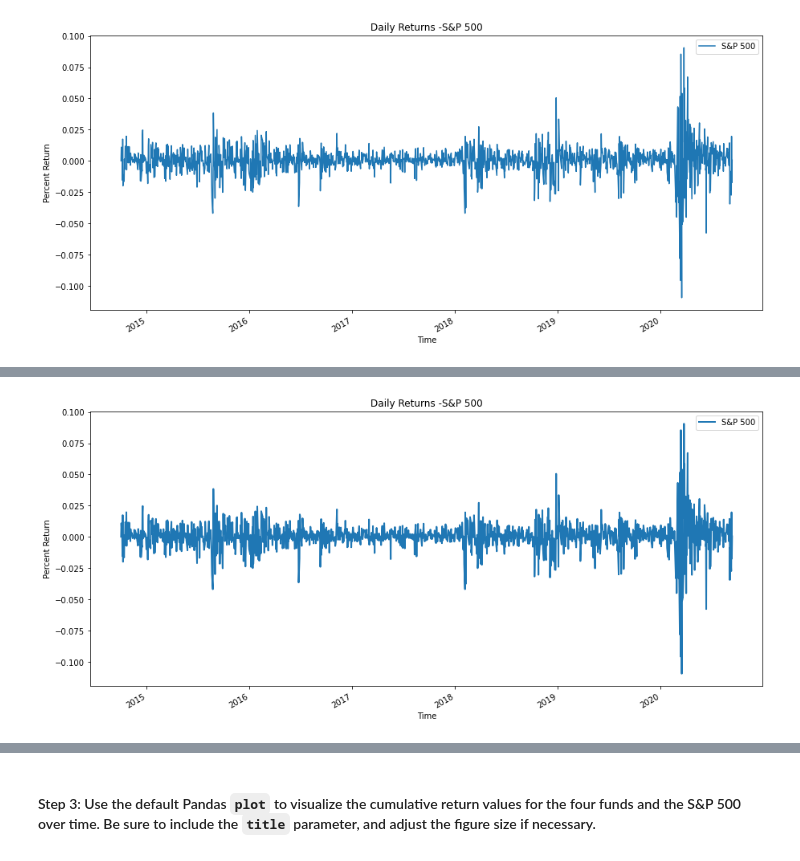
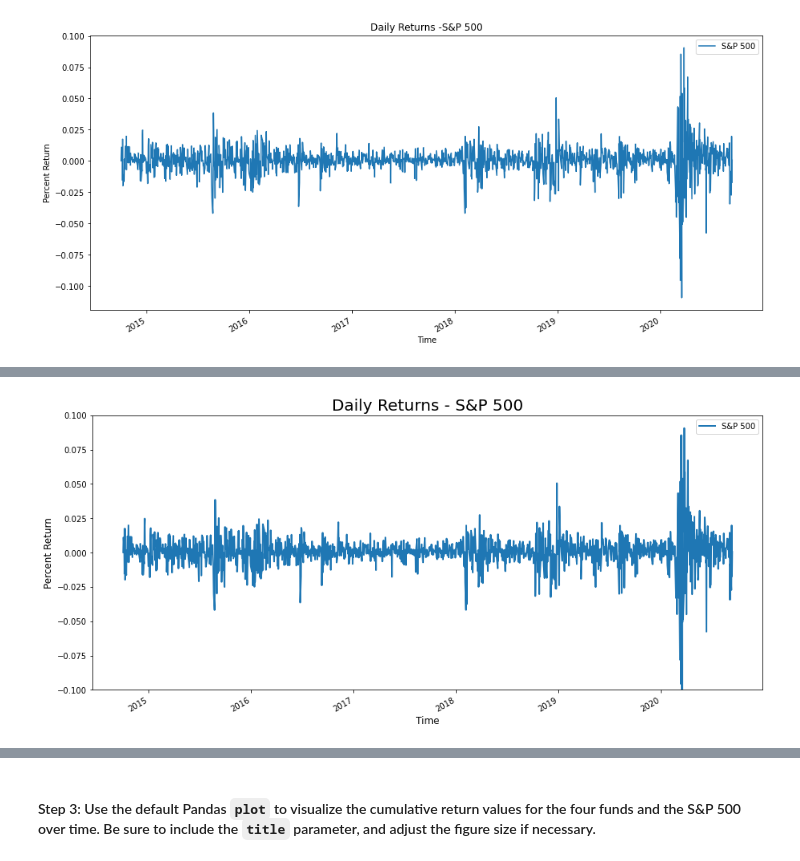
Before and after one commit to ipopester/Portfolio-Analysis, a Jupyter notebook: risk_return_analysis.ipynb, the cells around one changed output, grey strips where cells are left out. Cells and saved outputs as stored; diff of their text form; code cells hidden in the pictures.

```diff
--- a/risk_return_analysis.ipynb
+++ b/risk_return_analysis.ipynb
@@ -242,9 +246,10 @@ plt.show()
 # %%
 
 
-fig, axs = plt.subplots(2, 2, sharex=False, sharey=False)
+fig, axs = plt.subplots(2, 2, sharex=False, sharey=True)
 
-plt.rcParams["figure.figsize"] = (15,15)
+
+plt.rcParams["figure.figsize"] = (20,20)
 plt.rcParams['lines.linewidth'] = 2
 #plt.rc('lines', linewidth=3, color='g')
 
@@ -270,8 +275,12 @@ for ax in axs.flat:
     ax.set_ylabel('Percent Return', fontsize = 12)
     #ax.set(xlabel='Time', ylabel='Percent Return')
     #ax.get_lines()[0].set_color("black")
-    #ax.label_outer()
+    ax.label_outer()
 
+#axs.tick_params(axis='x', labelsize=30)
+#for ticks in axs:
+#    plt.xticks(fontsize=20)
+#    plt.yticks(fontsize=20)
 
 fig.tight_layout()
 # %% [output]
@@ -279,15 +288,18 @@ fig.tight_layout()
 # %%
 sp500_daily_returns.plot(
     figsize=(15,7),
     legend=True,
-    xlabel='Time',
-    ylabel='Percent Return',
-    title='Daily Returns -S&P 500'
 )
+plt.title("Daily Returns - S&P 500", fontsize=20)
+plt.ylim(-0.1,0.1)
+plt.xlabel("Time", fontsize=12)
+plt.ylabel("Percent Return", fontsize=12)
+plt.xticks(fontsize=10)
+plt.yticks(fontsize=10)
 
 plt.show()
 # %% [output]
-[figure, old version]
+[figure, new version]
 # %%
 # Calculate and plot the cumulative returns of the 4 fund portfolios and the S&P 500
 # Review the last 5 rows of the cumulative returns DataFrame
```
Also changed, not shown: parts of 13 cells of this notebook.
